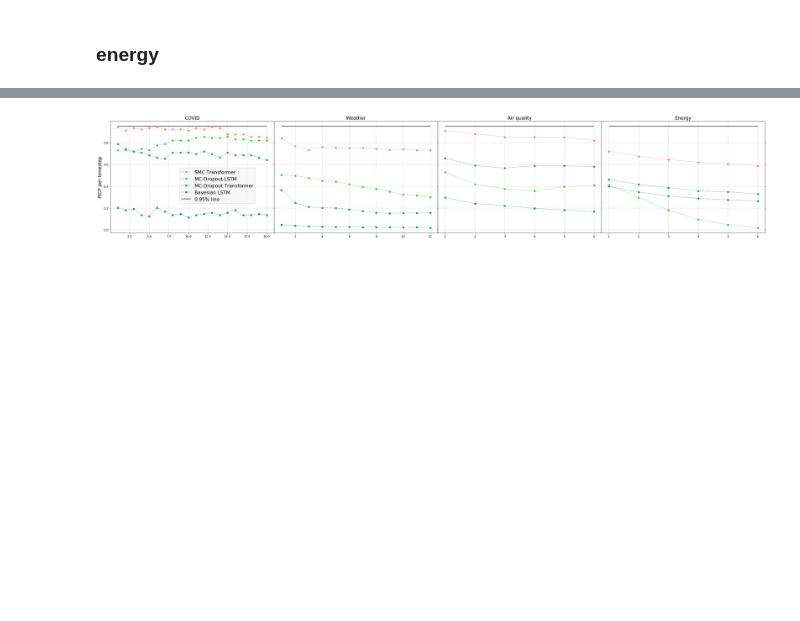
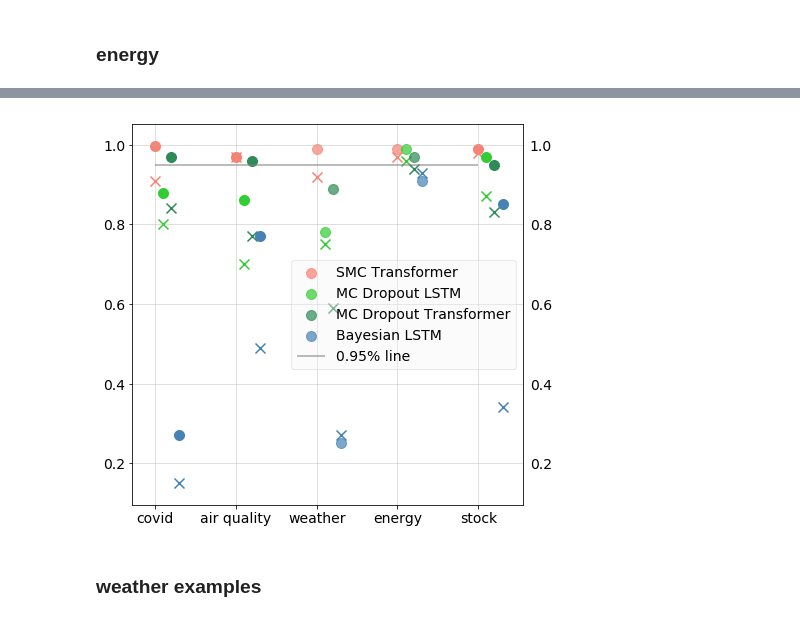
Before and after one commit to AMDonati/SMC-T-v2, a Jupyter notebook: src/plots/PICP_MPIW.ipynb, the cells around one changed output, grey strips where cells are left out. Saved outputs shown, nothing was run; the diff lists cells and outputs as text; code cells hidden in the pictures; blank space fills up the shorter version.

```diff
--- a/src/plots/PICP_MPIW.ipynb
+++ b/src/plots/PICP_MPIW.ipynb
@@ -216,45 +88,0 @@ plt.savefig(os.path.join("../../output/plots", "PICP_per_timestep_4datasets.png"
-# %%
-colors = ['salmon', 'limegreen', 'seagreen', 'darkcyan']
-fig, axs = plt.subplots(1, 4, figsize=(40, 7), sharey='row',
-                        gridspec_kw={'hspace': 0.15, 'wspace': 0})
-ax1, ax2, ax3, ax4 = axs
-x = np.linspace(1,20,20)
-x_w = np.linspace(1,12,12)
-x_6 = np.linspace(1,6,6)
-ax1.plot(x, covid_smc_PICP, label='SMC Transformer', color=colors[0], marker='X', linestyle='dotted')
-ax1.plot(x, covid_lstm_PICP, color=colors[1], label='MC-Dropout LSTM', marker='X', linestyle='dotted')
-ax1.plot(x, covid_transf_PICP, color=colors[2], label='MC-Dropout Transformer', marker='X', linestyle='dotted')
-ax1.plot(x, covid_bayes_PICP, color=colors[3], label='Bayesian LSTM', marker='X', linestyle='dotted')
-ax2.plot(x_w, weather_smc_PICP, label='Weather - SMC Transformer', linestyle='dotted', color=colors[0], marker='X')
-ax2.plot(x_w, weather_lstm_PICP, color=colors[1], label='Weather - MC-Dropout Lstm', linestyle='dotted', marker='X')
-ax2.plot(x_w, weather_transf_PICP, color=colors[2], label='Weather - MC-Dropout Transformer', linestyle='dotted', marker='X')
-ax2.plot(x_w, weather_bayes_PICP, color=colors[3], label='Weather - Bayesian LSTM', linestyle='dotted', marker='X')
-ax3.plot(x_6, aq_smc_PICP, label='Air quality - SMC Transformer', marker='X', color=colors[0], linestyle='dotted')
-ax3.plot(x_6, aq_lstm_PICP, color=colors[1], label='Air quality - MC-Dropout Lstm', marker='X', linestyle='dotted')
-ax3.plot(x_6, aq_transf_PICP, color=colors[2], label='Air quality - MC-Dropout Transformer', marker='X', linestyle='dotted')
-ax3.plot(x_6, aq_bayes_PICP, color=colors[3], label='Air quality - Bayesian LSTM', marker='X', linestyle='dotted')
-ax4.plot(x_6, energy_smc_PICP, label='Energy - SMC Transformer', marker='X', color=colors[0], linestyle='dotted')
-ax4.plot(x_6, energy_lstm_PICP, color=colors[1], label='Energy - MC-Dropout Lstm', marker='X', linestyle='dotted')
-ax4.plot(x_6, energy_transf_PICP, color=colors[2], label='Energy - MC-Dropout Transformer', marker='X', linestyle='dotted')
-ax4.plot(x_6, energy_bayes_PICP, color=colors[3], label='Energy - Bayesian LSTM', marker='X', linestyle='dotted')
-ax1.hlines(0.95,1,20,color="black", label="0.95% line")
-ax2.hlines(0.95,1,12,color="black", label="0.95% line")
-ax3.hlines(0.95,1,6,color="black", label="0.95% line")
-ax4.hlines(0.95,1,6,color="black", label="0.95% line")
-ax1.set_title("COVID", fontsize=16)
-ax2.set_title("Weather", fontsize=16)
-ax3.set_title("Air quality", fontsize=16)
-ax4.set_title("Energy", fontsize=16)
-ax1.set_ylabel('PICP per timestep', fontsize=16)
-#ax3.set_ylabel('PICP per timestep', fontsize=14)
-ax1.grid('on', alpha=0.5)
-ax2.grid('on', alpha=0.5)
-ax3.grid('on', alpha=0.5)
-ax4.grid('on', alpha=0.5)
-#ax2.yaxis.tick_right()
-ax4.yaxis.tick_right()
-ax1.legend(markerscale=1, fontsize=16, loc='upper right', bbox_to_anchor=(0.9,0.6),
-           facecolor='whitesmoke', framealpha=0.7)
-plt.savefig(os.path.join("../../output/plots", "PICP_per_timestep_4datasets_horizontal.png"), bbox_inches="tight")
-# %% [output]
-[figure, removed]
@@ -260,0 +186,4 @@ plt.savefig(os.path.join("../../output/plots", "PICP_per_timestep_4datasets_hori
+# %%
+plot_PICP_multistep_unistep()
+# %% [output]
+[figure, added]
@@ -260,0 +193,2 @@ plt.savefig(os.path.join("../../output/plots", "PICP_per_timestep_4datasets_hori
+# %% [markdown]
+### weather examples
```
Also changed, not shown: parts of 25 cells of this notebook, 14 other files.
